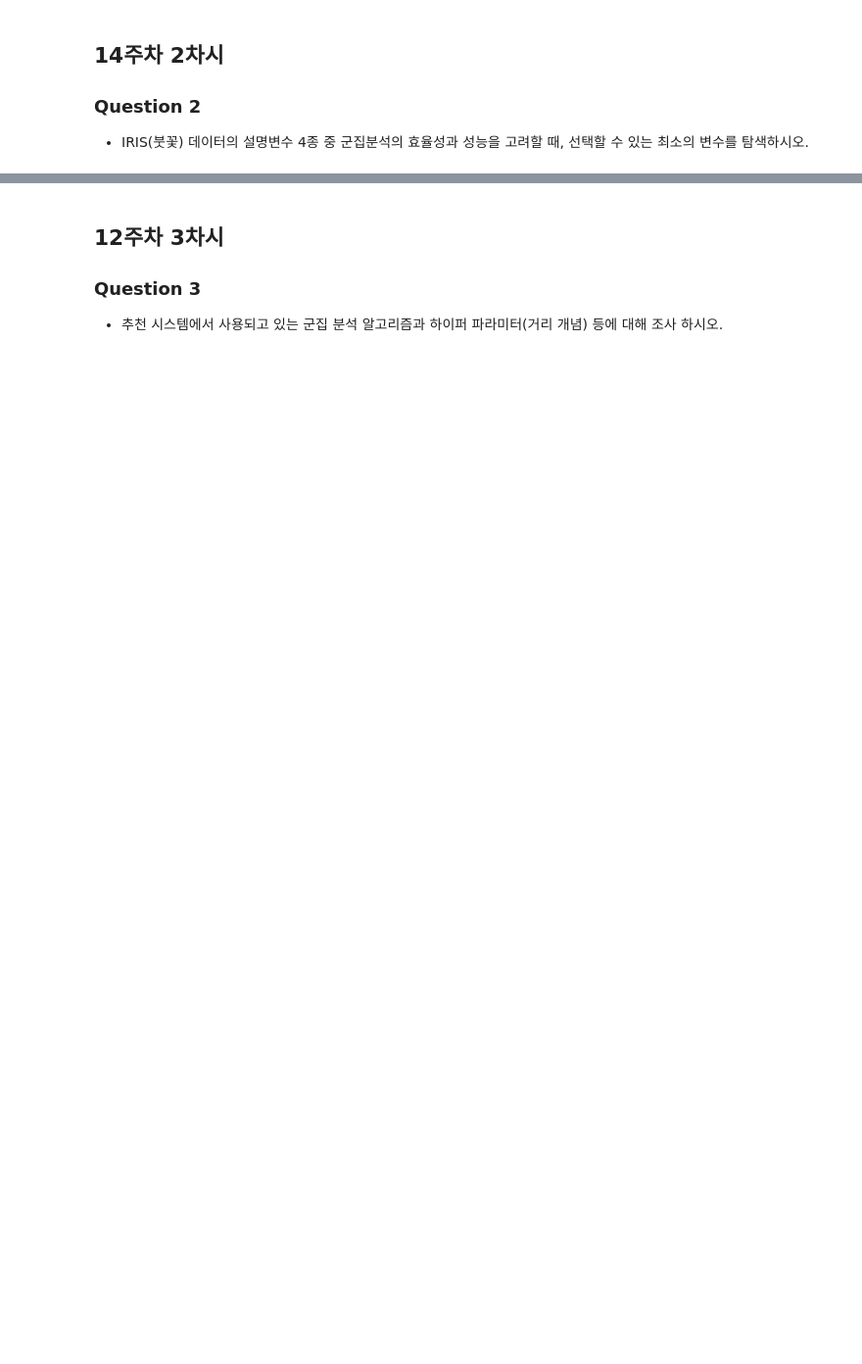
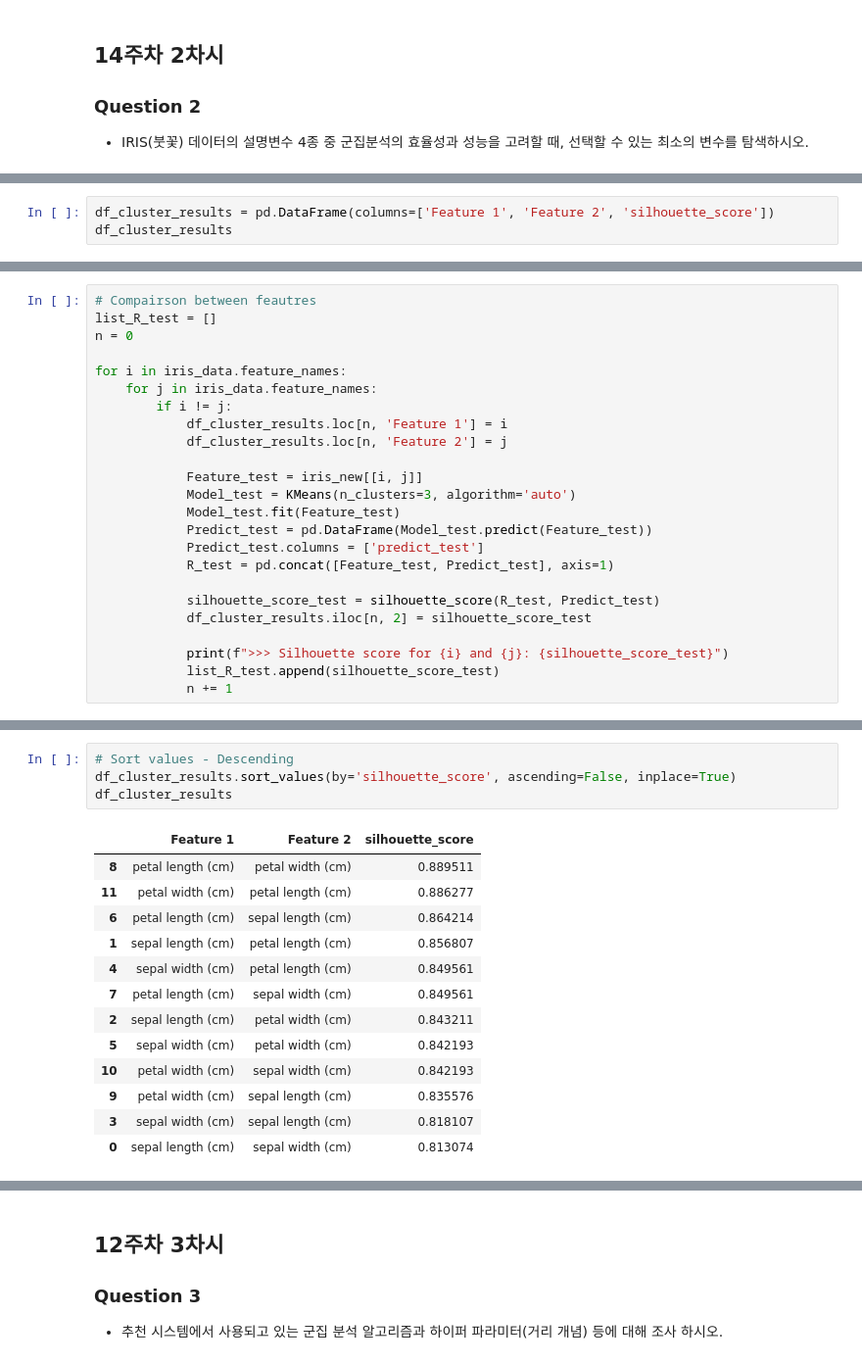
Before and after one commit to wld159/LAB_Codes, a Jupyter notebook: Machine Learning/2022-1 빅데이터와인공지능/HW_4_Clustering.ipynb, the cells around one changed output, grey strips where cells are left out. Shown at 98% size. Cells and saved outputs as stored; diff of their text form; blank space fills up the shorter version.

```diff
--- a/Machine Learning/2022-1 빅데이터와인공지능/HW_4_Clustering.ipynb
+++ b/Machine Learning/2022-1 빅데이터와인공지능/HW_4_Clustering.ipynb
@@ -110,0 +176,3 @@ print(">>> 절편 = ", Multi_LM.intercept_)
+# %%
+df_cluster_results = pd.DataFrame(columns=['Feature 1', 'Feature 2', 'silhouette_score'])
+df_cluster_results
@@ -110,0 +181,24 @@ print(">>> 절편 = ", Multi_LM.intercept_)
+# %%
+# Compairson between feautres
+list_R_test = []
+n = 0
+
+for i in iris_data.feature_names:
+    for j in iris_data.feature_names:
+        if i != j:
+            df_cluster_results.loc[n, 'Feature 1'] = i
+            df_cluster_results.loc[n, 'Feature 2'] = j
+
+            Feature_test = iris_new[[i, j]]
+            Model_test = KMeans(n_clusters=3, algorithm='auto')
+            Model_test.fit(Feature_test)
+            Predict_test = pd.DataFrame(Model_test.predict(Feature_test))
+            Predict_test.columns = ['predict_test']
+            R_test = pd.concat([Feature_test, Predict_test], axis=1)
+
+            silhouette_score_test = silhouette_score(R_test, Predict_test)
+            df_cluster_results.iloc[n, 2] = silhouette_score_test
+
+            print(f">>> Silhouette score for {i} and {j}: {silhouette_score_test}")
+            list_R_test.append(silhouette_score_test)
+            n += 1
@@ -110,0 +218,18 @@ print(">>> 절편 = ", Multi_LM.intercept_)
+# %%
+# Sort values - Descending
+df_cluster_results.sort_values(by='silhouette_score', ascending=False, inplace=True)
+df_cluster_results
+# %% [output]
+|  | Feature 1 | Feature 2 | silhouette_score |
+| 8 | petal length (cm) | petal width (cm) | 0.889511 |
+| 11 | petal width (cm) | petal length (cm) | 0.886277 |
+| 6 | petal length (cm) | sepal length (cm) | 0.864214 |
+| 1 | sepal length (cm) | petal length (cm) | 0.856807 |
+| 4 | sepal width (cm) | petal length (cm) | 0.849561 |
+| 7 | petal length (cm) | sepal width (cm) | 0.849561 |
+| 2 | sepal length (cm) | petal width (cm) | 0.843211 |
+| 5 | sepal width (cm) | petal width (cm) | 0.842193 |
+| 10 | petal width (cm) | sepal width (cm) | 0.842193 |
+| 9 | petal width (cm) | sepal length (cm) | 0.835576 |
+| 3 | sepal width (cm) | sepal length (cm) | 0.818107 |
+| 0 | sepal length (cm) | sepal width (cm) | 0.813074 |
```
Also changed, not shown: parts of 30 cells of this notebook.
